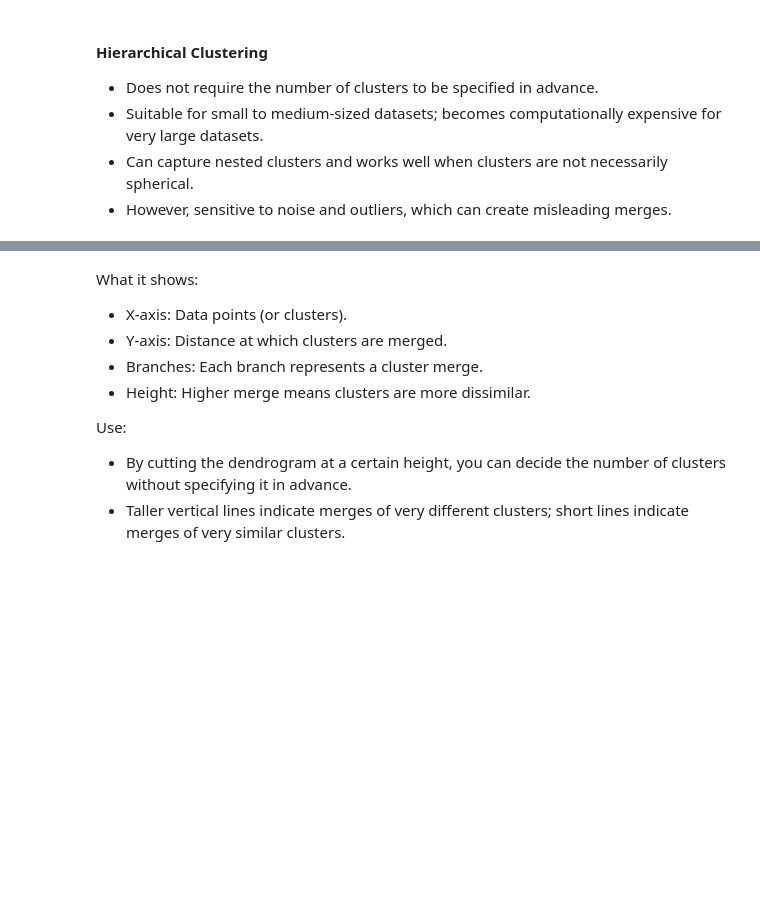
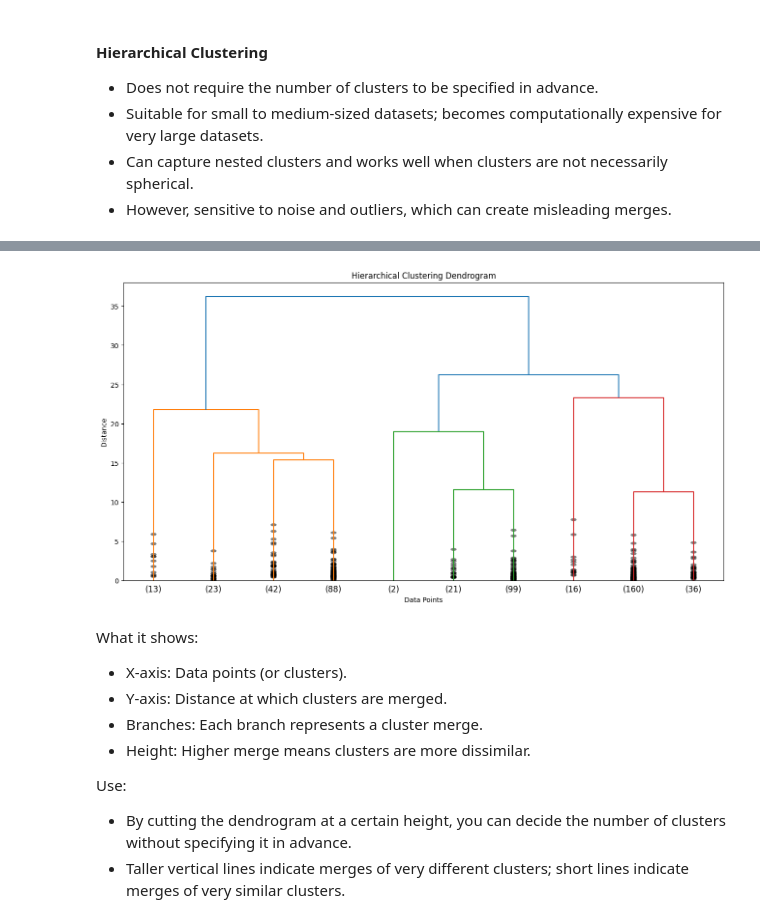
Before and after one commit to Zhiqi-Tao-1160573-new2/COMP647, a Jupyter notebook: LAB7-unsupervised_learning.ipynb, the cells around one changed output, grey strips where cells are left out. Saved outputs shown, nothing was run; the diff lists cells and outputs as text; code cells hidden in the pictures; blank space fills up the shorter version.

```diff
--- a/LAB7-unsupervised_learning.ipynb
+++ b/LAB7-unsupervised_learning.ipynb
@@ -181,14 +204,18 @@ print(f"Dataset shape for hierarchical clustering: {X_hierarchical_scaled.shape}
 # %%
 # -----------------------------
 # 2. Plot Dendrogram - plots a tree diagram (dendrogram) that shows the hierarchy of clusters.
 # -----------------------------
 plt.figure(figsize=(16, 8))
 linked = linkage(X_hierarchical_scaled, method="ward")  # calculates how to merge points/clusters step by step
 dendrogram(linked, truncate_mode="lastp", p=10, show_contracted=True)  # 'lastp' shows the last p clusters
 plt.title("Hierarchical Clustering Dendrogram")
 plt.xlabel("Data Points")
 plt.ylabel("Distance")
+plt.tight_layout()  # Ensure proper layout for GitHub display
 plt.show()
+plt.close()  # Close figure to free memory
+# %% [output]
+[figure, added]
 # %% [markdown]
 What it shows:
 - X-axis: Data points (or clusters).
```
Also changed, not shown: parts of 7 cells of this notebook.
